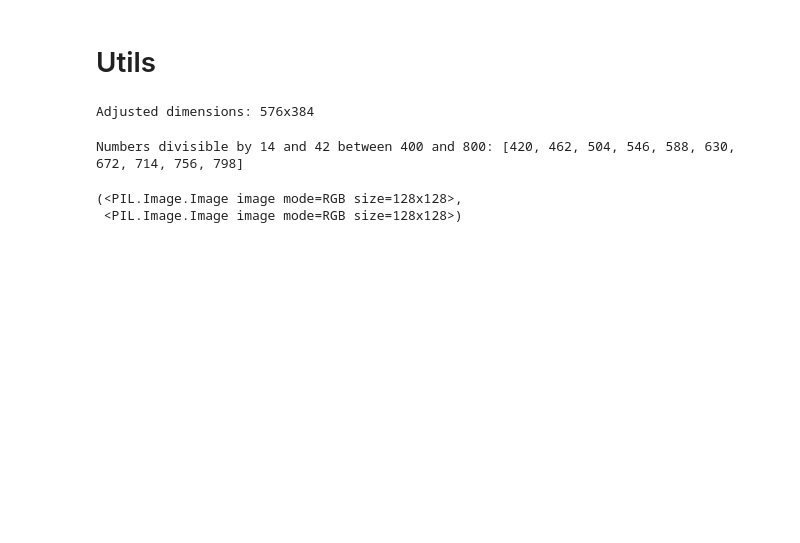
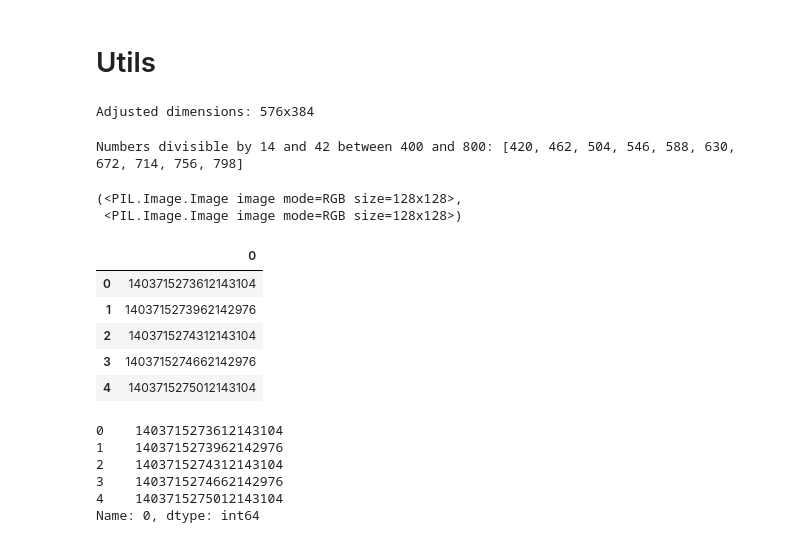
Before and after one commit to pranav-ap/keypoint_dataset_pipeline, a Jupyter notebook: playground.ipynb, the cells around one changed output. Cells and saved outputs as stored; diff of their text form; code cells hidden in the pictures; blank space fills up the shorter version.

```diff
--- a/playground.ipynb
+++ b/playground.ipynb
@@ -173,3 +173,25 @@ patches[0], patches[1]
 # %% [output]
 (<PIL.Image.Image image mode=RGB size=128x128>,
  <PIL.Image.Image image mode=RGB size=128x128>)
+# %%
+import pandas as pd
+df = pd.read_csv('/home/stud/ath/ath_ws/keypoint_dataset_pipeline/data/basalt/keyframes/V1_01_easy.keyframes.csv', header=None)
+# %%
+
+df.head()
+# %% [output]
+|  | 0 |
+| 0 | 1403715273612143104 |
+| 1 | 1403715273962142976 |
+| 2 | 1403715274312143104 |
+| 3 | 1403715274662142976 |
+| 4 | 1403715275012143104 |
+# %%
+df.head()[0]
+# %% [output]
+0    1403715273612143104
+1    1403715273962142976
+2    1403715274312143104
+3    1403715274662142976
+4    1403715275012143104
+Name: 0, dtype: int64
```
Also changed, not shown: 6 other files.
